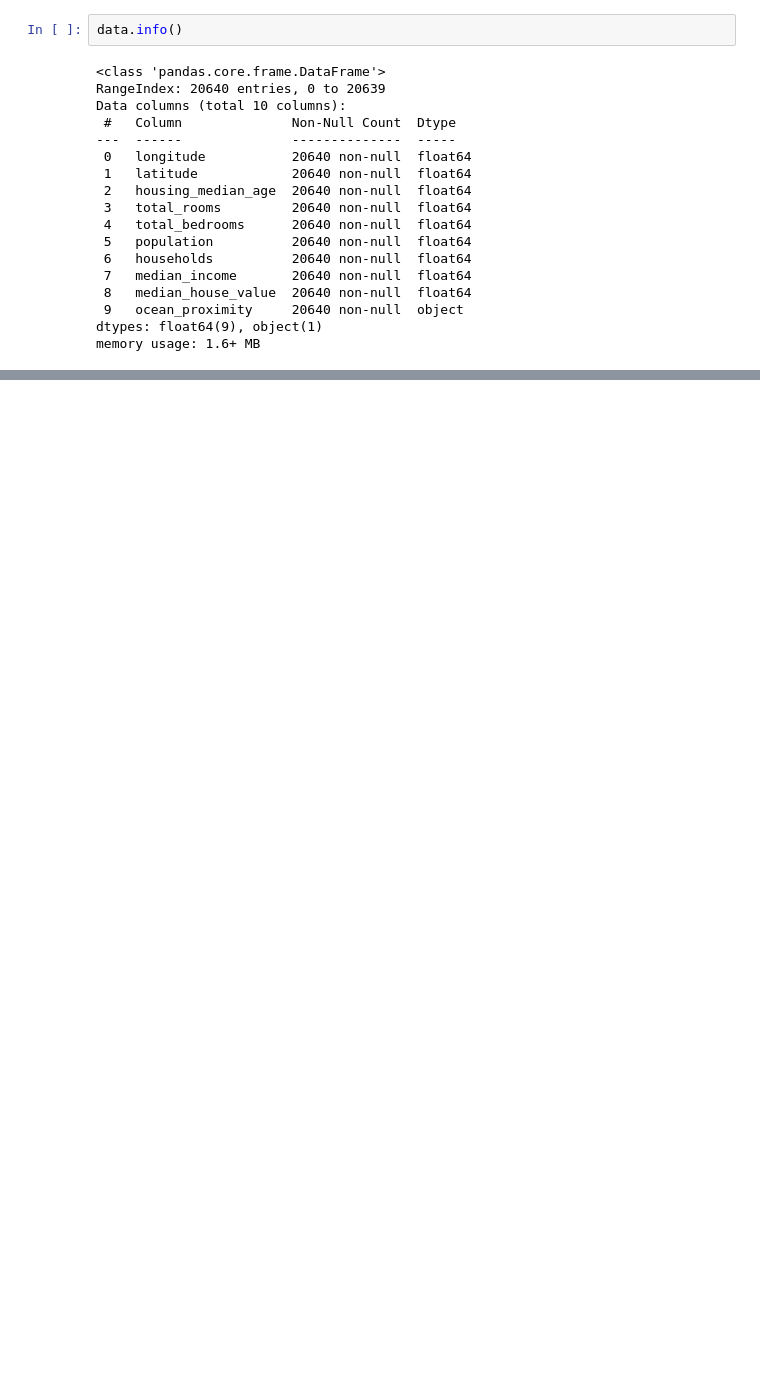
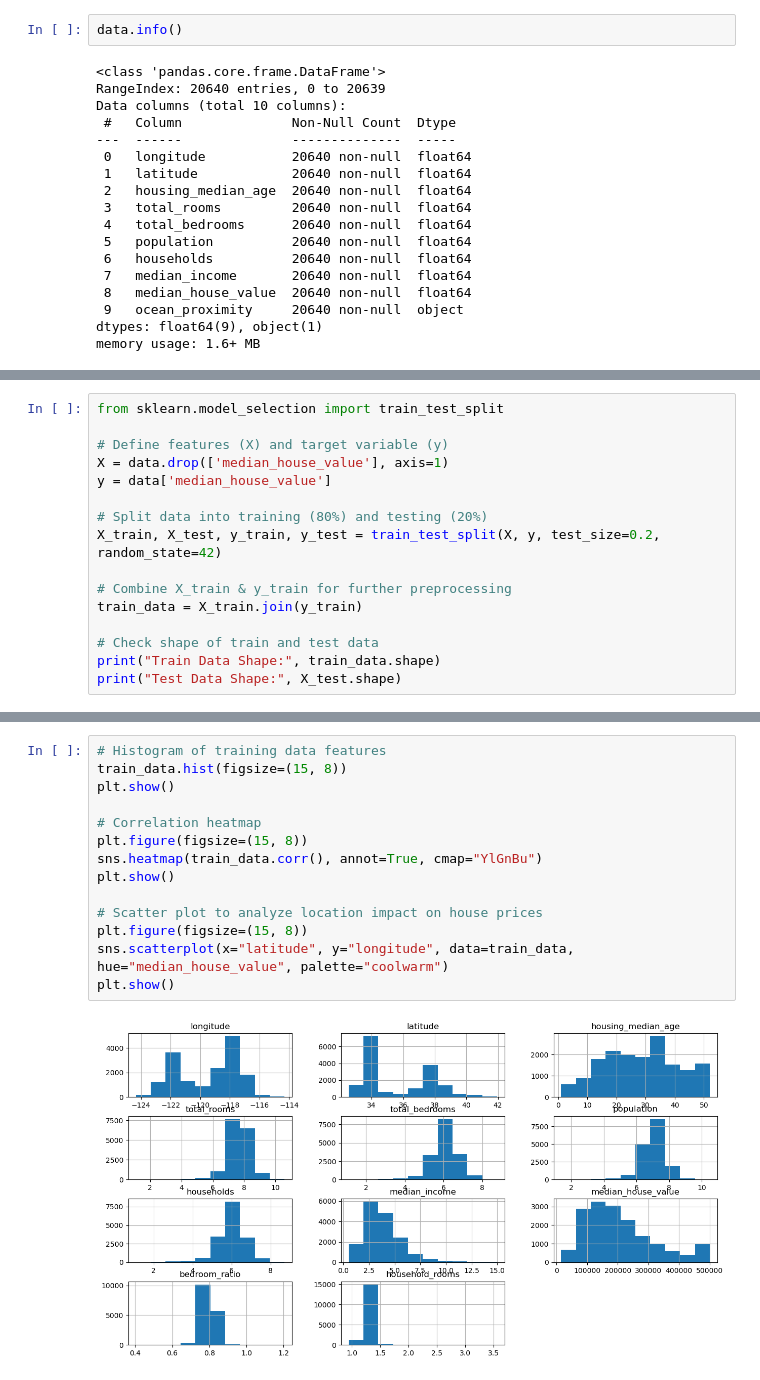
Before and after one commit to manashvi23/proppulse-california-housing, a Jupyter notebook: HousePricePrediction.ipynb, the cells around one changed output, grey strips where cells are left out. Drawn from its saved outputs; the diff is of its cells as text; blank space fills up the shorter version.

Commit message:
new file attaches till random firest model

```diff
--- a/HousePricePrediction.ipynb
+++ b/HousePricePrediction.ipynb
@@ -253,0 +402,16 @@ AttributeError: 'DataFrame' object has no attribute 'ocean_proximity'
+# %%
+from sklearn.model_selection import train_test_split
+
+# Define features (X) and target variable (y)
+X = data.drop(['median_house_value'], axis=1)
+y = data['median_house_value']
+
+# Split data into training (80%) and testing (20%)
+X_train, X_test, y_train, y_test = train_test_split(X, y, test_size=0.2, random_state=42)
+
+# Combine X_train & y_train for further preprocessing
+train_data = X_train.join(y_train)
+
+# Check shape of train and test data
+print("Train Data Shape:", train_data.shape)
+print("Test Data Shape:", X_test.shape)
@@ -253,0 +462,16 @@ AttributeError: 'DataFrame' object has no attribute 'ocean_proximity'
+# %%
+# Histogram of training data features
+train_data.hist(figsize=(15, 8))
+plt.show()
+
+# Correlation heatmap
+plt.figure(figsize=(15, 8))
+sns.heatmap(train_data.corr(), annot=True, cmap="YlGnBu")
+plt.show()
+
+# Scatter plot to analyze location impact on house prices
+plt.figure(figsize=(15, 8))
+sns.scatterplot(x="latitude", y="longitude", data=train_data, hue="median_house_value", palette="coolwarm")
+plt.show()
+# %% [output]
+[figure, added]
```
Also changed, not shown: parts of 29 cells of this notebook, 1 other file.
